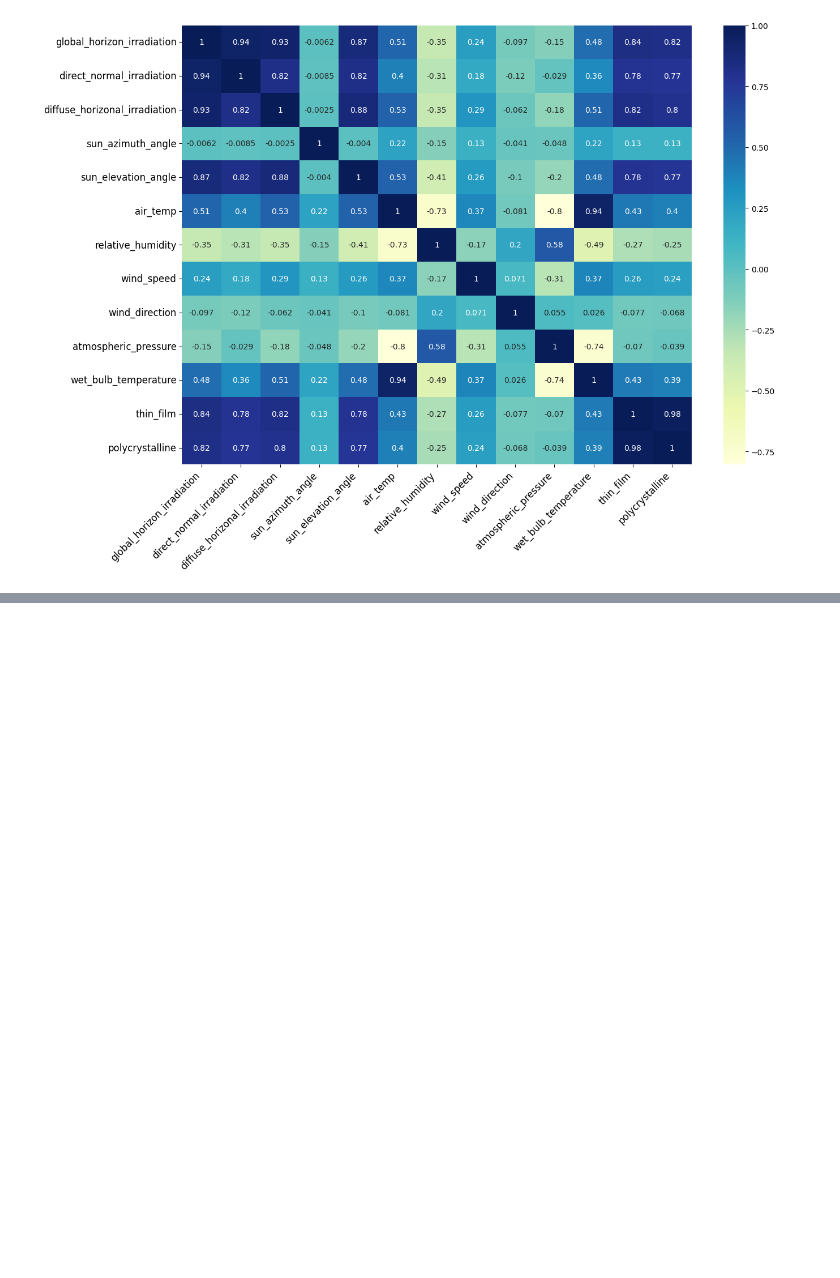
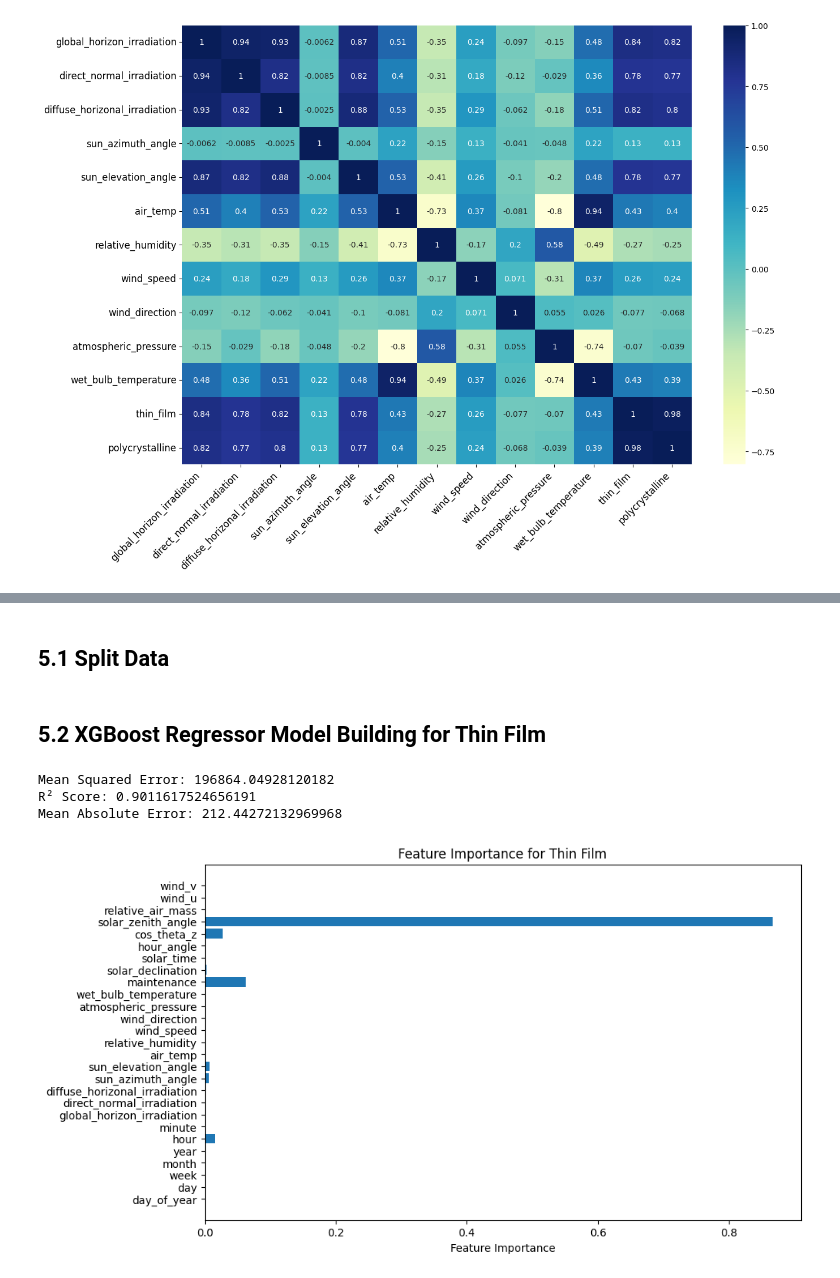
Before and after one commit to alialmulla97/PV-Energy-Output-Regression, a Jupyter notebook: PV_Energy_Predictor.ipynb, the cells around one changed output, grey strips where cells are left out. Cells and saved outputs as stored; diff of their text form; code cells hidden in the pictures; blank space fills up the shorter version.

```diff
--- a/PV_Energy_Predictor.ipynb
+++ b/PV_Energy_Predictor.ipynb
@@ -255,7 +330,7 @@ energy.loc[energy["thin_film_outlier"], "thin_film"] = energy["thin_film_avg"]
 energy.loc[energy["polycrystalline_outlier"], "polycrystalline"] = energy["polycrystalline_avg"]
 
 # Drop the temporary columns
-energy.drop(columns = ["thin_film_outlier", "thin_film_outlier", "thin_film_avg", "polycrystalline_avg"], inplace = True)
+energy.drop(columns = ["thin_film_outlier", "thin_film_avg", "polycrystalline_outlier", "polycrystalline_avg"], inplace = True)
 
 # Reset the index
 energy.reset_index(drop = True, inplace = True)
@@ -468,0 +581,8 @@ plt.show()
+# %%
+# Reorder columns
+cols = energy.columns.tolist()
+
+# Move thin film and polycrystalline to the end
+cols.append(cols.pop(cols.index("thin_film")))
+cols.append(cols.pop(cols.index("polycrystalline")))
+energy = energy[cols]
@@ -468,0 +592,2 @@ plt.show()
+# %% [markdown]
+## 5.1 Split Data
@@ -468,0 +614,37 @@ plt.show()
+# %% [markdown]
+## 5.2 XGBoost Regressor Model Building for Thin Film
+# %%
+# Initialize the XGBoost Regressor
+thin_film_xgb_reg = xgb.XGBRegressor(random_state = 42)
+
+# Train the model
+thin_film_xgb_reg.fit(X_train_thin_film, y_train_thin_film)
+
+# Predict on the test set
+y_predict_thin_film = thin_film_xgb_reg.predict(X_test_thin_film)
+
+# Evaluate the model
+mse = mean_squared_error(y_test_thin_film, y_predict_thin_film)
+r2 = r2_score(y_test_thin_film, y_predict_thin_film)
+mae = mean_absolute_error(y_test_thin_film, y_predict_thin_film)
+
+# Print scores
+print(f"Mean Squared Error: {mse}")
+print(f"R² Score: {r2}")
+print(f"Mean Absolute Error: {mae}")
+# %% [output]
+Mean Squared Error: 196864.04928120182
+R² Score: 0.9011617524656191
+Mean Absolute Error: 212.44272132969968
+# %%
+feature_importance = thin_film_xgb_reg.feature_importances_
+feature_names = X_train_thin_film.columns
+
+# Plot feature importance
+plt.figure(figsize = (10, 6))
+plt.barh(feature_names, feature_importance)
+plt.xlabel("Feature Importance")
+plt.title("Feature Importance for Thin Film")
+plt.show()
+# %% [output]
+[figure, added]
```
Also changed, not shown: parts of 54 cells of this notebook.
